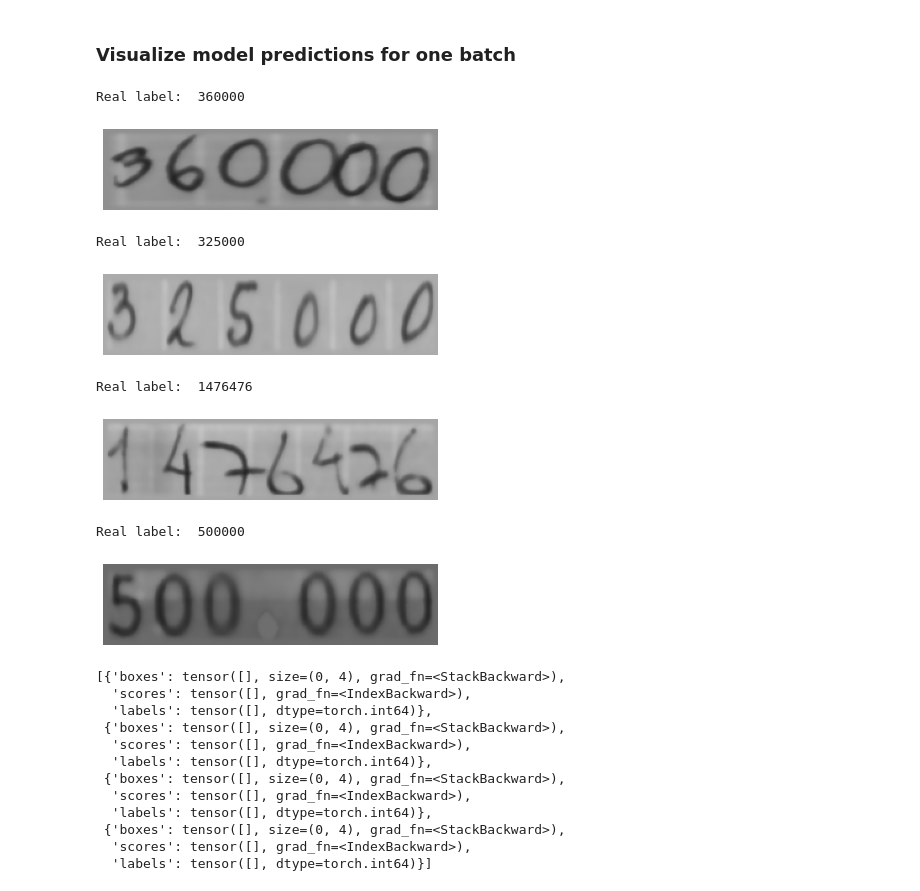
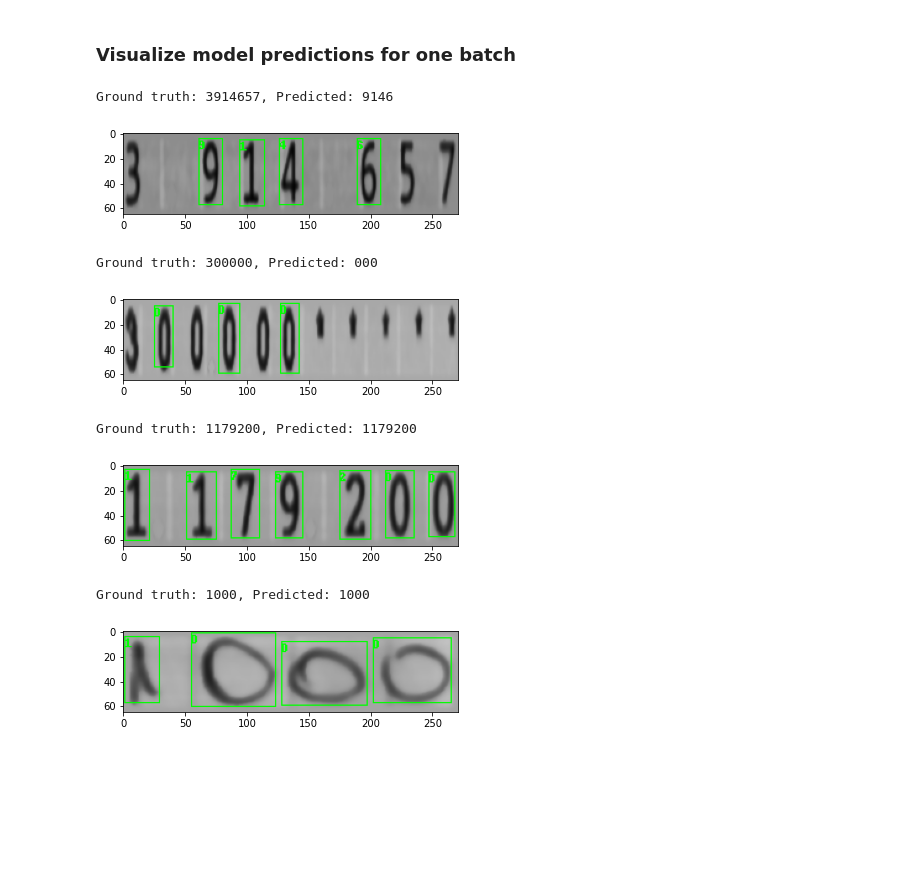
Before and after one commit to rudyn2/cc7221, a Jupyter notebook: tarea3/notebooks/visualize_model_detections.ipynb, the cells around one changed output. Cells and saved outputs as stored; diff of their text form; code cells hidden in the pictures; blank space fills up the shorter version.

```diff
--- a/tarea3/notebooks/visualize_model_detections.ipynb
+++ b/tarea3/notebooks/visualize_model_detections.ipynb
@@ -10,7 +10,7 @@ sys.path.append('..')
 
 from src.datasets import OrandCarTestDataset
 # %%
-weights_path = "/home/rudy/Documents/cc7221/tarea3/src/weights/best_RetinaNet.pth"
+weights_path = "/home/rudy/Downloads/best_RetinaNet.pth"
 data_path = "/home/rudy/Documents/cc7221/tarea3/data/orand-car-with-bbs"
 device = "cpu"
 # %% [markdown]
@@ -20,8 +20,8 @@ model = torchvision.models.detection.retinanet_resnet50_fpn(
     pretrained=False,
     num_classes=10,
     pretrained_backbone=False,
-    score_thresh=0.5,
-    nms_thresh=0.5,
+    score_thresh=0.7,
+    nms_thresh=0.7,
     detections_per_img=300
 )
 
@@ -48,49 +48,45 @@ plt.tight_layout()
 # %%
 torch.cuda.empty_cache()
 batch_size = 4
 test_loader = DataLoader(test_dataset, batch_size=4, shuffle=True)
 for images, labels in test_loader:
     images = images.to(device)
     model_pred = model(images)
     images_list = list(images.chunk(batch_size))
 
     # show detections
     for single_image, real_label, detections in zip(images_list, labels, model_pred):
-        print("Real label: ", real_label)
 
         single_image = (single_image * 255).type(torch.ByteTensor)
         boxes = detections['boxes']
 
         if len(boxes) > 0:
-            print("Boxes detected!")
-            pred_labels = [str(s) for s in list(detections['labels'].detach().cpu().numpy())]
-            torchvision.utils.draw_bounding_boxes(single_image.squeeze(0), boxes, pred_labels)
+
+            # get predicted number
+            sorted_idxs = torch.argsort(boxes[:, 0], dim=0)    # sort by x coord
+            sorted_boxes = boxes[sorted_idxs]
+            sorted_labels = detections['labels'][sorted_idxs]
+            sorted_scores = detections['scores'][sorted_idxs]
+            pred_labels = [str(s) for s in list(sorted_labels.detach().cpu().numpy())]
+            pred_number = "".join(pred_labels)
+            print(f"Ground truth: {real_label}, Predicted: {pred_number}")
+
+            # plot image and detections
+            colors = [(0, 255, 0)] * len(pred_labels)
+            image_with_bboxes = torchvision.utils.draw_bounding_boxes(single_image.squeeze(0), sorted_boxes, pred_labels, colors=colors)
+            plt.imshow(image_with_bboxes.permute(1, 2, 0))
+            plt.show()
         else:
             plt.imshow(single_image.squeeze(0).permute(1, 2, 0))
             plt.axis('off')
             plt.show()
     break
 # %% [output]
-Real label:  360000
+Ground truth: 3914657, Predicted: 9146
-[figure, old version]
+[figure, new version]
-Real label:  325000
+Ground truth: 300000, Predicted: 000
-[figure, old version]
+[figure, new version]
-Real label:  1476476
+Ground truth: 1179200, Predicted: 1179200
-[figure, old version]
+[figure, new version]
-Real label:  500000
+Ground truth: 1000, Predicted: 1000
-[figure, old version]
+[figure, new version]
-# %%
-model_pred
-# %% [output]
-[{'boxes': tensor([], size=(0, 4), grad_fn=<StackBackward>),
-  'scores': tensor([], grad_fn=<IndexBackward>),
-  'labels': tensor([], dtype=torch.int64)},
- {'boxes': tensor([], size=(0, 4), grad_fn=<StackBackward>),
-  'scores': tensor([], grad_fn=<IndexBackward>),
-  'labels': tensor([], dtype=torch.int64)},
- {'boxes': tensor([], size=(0, 4), grad_fn=<StackBackward>),
-  'scores': tensor([], grad_fn=<IndexBackward>),
-  'labels': tensor([], dtype=torch.int64)},
- {'boxes': tensor([], size=(0, 4), grad_fn=<StackBackward>),
-  'scores': tensor([], grad_fn=<IndexBackward>),
-  'labels': tensor([], dtype=torch.int64)}]
```
Also changed, not shown: parts of 1 cell of this notebook, 3 other files.
